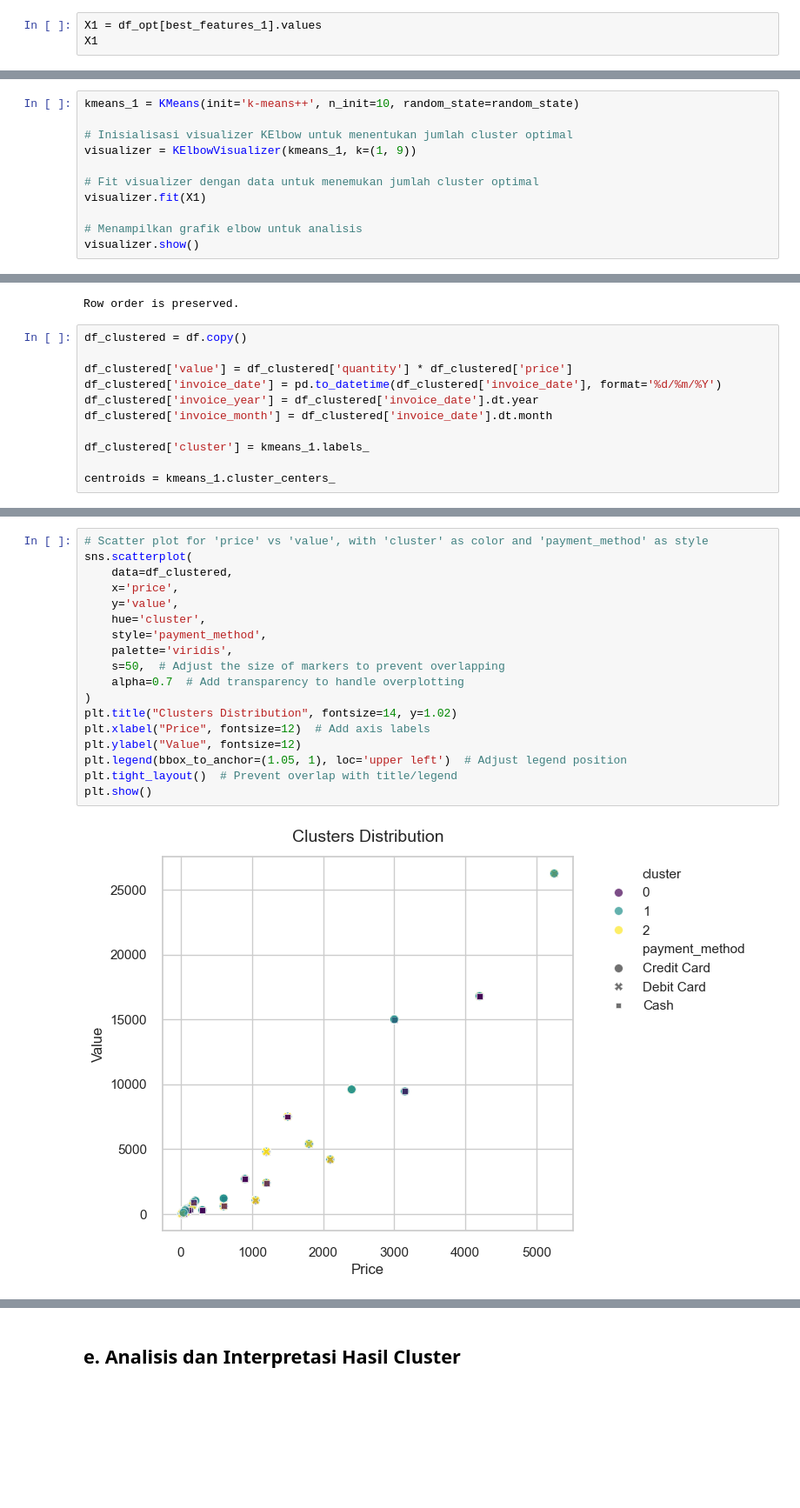
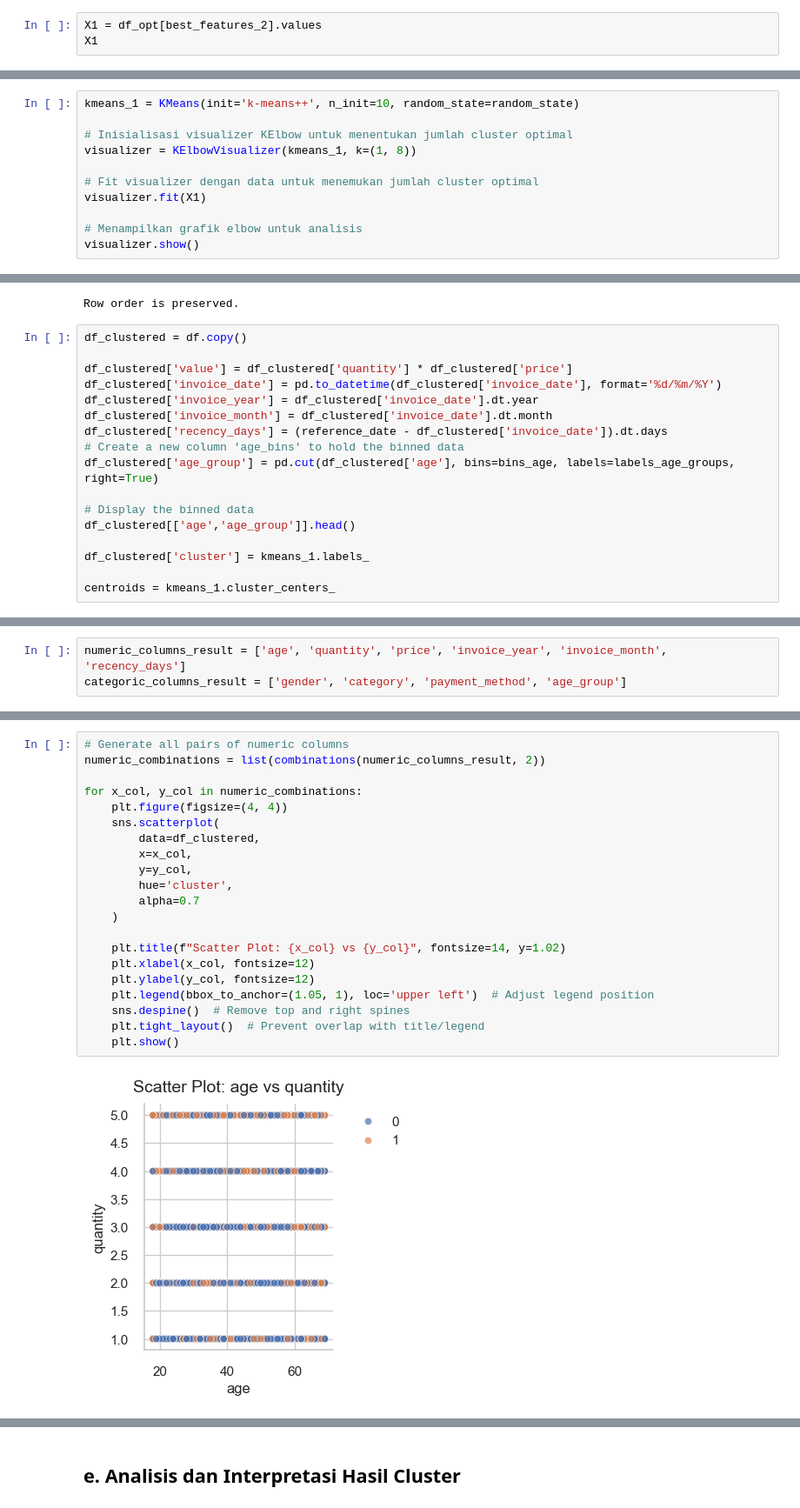
Before and after one commit to arguto1993/istanbul-retail-clustering-classification, a Jupyter notebook: clustering.ipynb, the cells around one changed output, grey strips where cells are left out. Shown at 87% size. Saved outputs shown, nothing was run; the diff lists cells and outputs as text; blank space fills up the shorter version.

Commit message:
df_opt_weighted, clothing vs non-clothing clusters result

```diff
--- a/clustering.ipynb
+++ b/clustering.ipynb
@@ -1030,6 +1034,6 @@ Best Feature Combination: ['price', 'payment_method_freq', 'value_norm', 'year_n
 # %% [markdown]
 ###  Optimized Cluster
 # %%
-X1 = df_opt[best_features_1].values
+X1 = df_opt[best_features_2].values
 X1
 # %% [output]
@@ -1044,7 +1048,7 @@ array([[2.85078278e-01, 5.00000000e-01, 2.85648150e-01],
 kmeans_1 = KMeans(init='k-means++', n_init=10, random_state=random_state)
 
 # Inisialisasi visualizer KElbow untuk menentukan jumlah cluster optimal
-visualizer = KElbowVisualizer(kmeans_1, k=(1, 9))
+visualizer = KElbowVisualizer(kmeans_1, k=(1, 8))
 
 # Fit visualizer dengan data untuk menemukan jumlah cluster optimal
 visualizer.fit(X1)
@@ -1100,6 +1098,12 @@ df_clustered['value'] = df_clustered['quantity'] * df_clustered['price']
 df_clustered['invoice_date'] = pd.to_datetime(df_clustered['invoice_date'], format='%d/%m/%Y')
 df_clustered['invoice_year'] = df_clustered['invoice_date'].dt.year
 df_clustered['invoice_month'] = df_clustered['invoice_date'].dt.month
+df_clustered['recency_days'] = (reference_date - df_clustered['invoice_date']).dt.days
+# Create a new column 'age_bins' to hold the binned data
+df_clustered['age_group'] = pd.cut(df_clustered['age'], bins=bins_age, labels=labels_age_groups, right=True)
+
+# Display the binned data
+df_clustered[['age','age_group']].head()
 
 df_clustered['cluster'] = kmeans_1.labels_
 
@@ -1106,0 +1142,3 @@ centroids = kmeans_1.cluster_centers_
+# %%
+numeric_columns_result = ['age', 'quantity', 'price', 'invoice_year', 'invoice_month', 'recency_days']
+categoric_columns_result = ['gender', 'category', 'payment_method', 'age_group']
@@ -1107,20 +1175,23 @@ centroids = kmeans_1.cluster_centers_
 # %%
-# Scatter plot for 'price' vs 'value', with 'cluster' as color and 'payment_method' as style
-sns.scatterplot(
-    data=df_clustered,
-    x='price',
-    y='value',
-    hue='cluster',
-    style='payment_method',
-    palette='viridis',
-    s=50,  # Adjust the size of markers to prevent overlapping
-    alpha=0.7  # Add transparency to handle overplotting
-)
-plt.title("Clusters Distribution", fontsize=14, y=1.02)
-plt.xlabel("Price", fontsize=12)  # Add axis labels
-plt.ylabel("Value", fontsize=12)
-plt.legend(bbox_to_anchor=(1.05, 1), loc='upper left')  # Adjust legend position
-plt.tight_layout()  # Prevent overlap with title/legend
-plt.show()
+# Generate all pairs of numeric columns
+numeric_combinations = list(combinations(numeric_columns_result, 2))
+
+for x_col, y_col in numeric_combinations:
+    plt.figure(figsize=(4, 4))
+    sns.scatterplot(
+        data=df_clustered,
+        x=x_col,
+        y=y_col,
+        hue='cluster',
+        alpha=0.7
+    )
+
+    plt.title(f"Scatter Plot: {x_col} vs {y_col}", fontsize=14, y=1.02)
+    plt.xlabel(x_col, fontsize=12)
+    plt.ylabel(y_col, fontsize=12)
+    plt.legend(bbox_to_anchor=(1.05, 1), loc='upper left')  # Adjust legend position
+    sns.despine()  # Remove top and right spines
+    plt.tight_layout()  # Prevent overlap with title/legend
+    plt.show()
 # %% [output]
-[figure, old version]
+[figure, new version]
```
Also changed, not shown: parts of 95 cells of this notebook, 1 other file.
